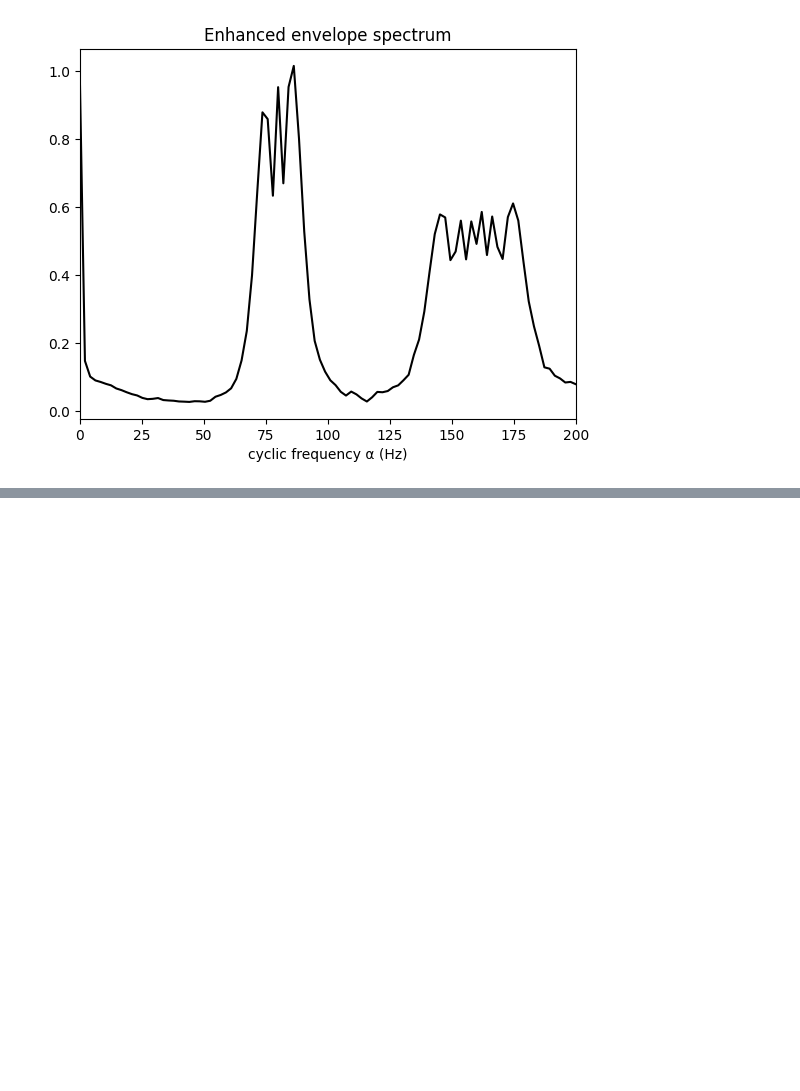
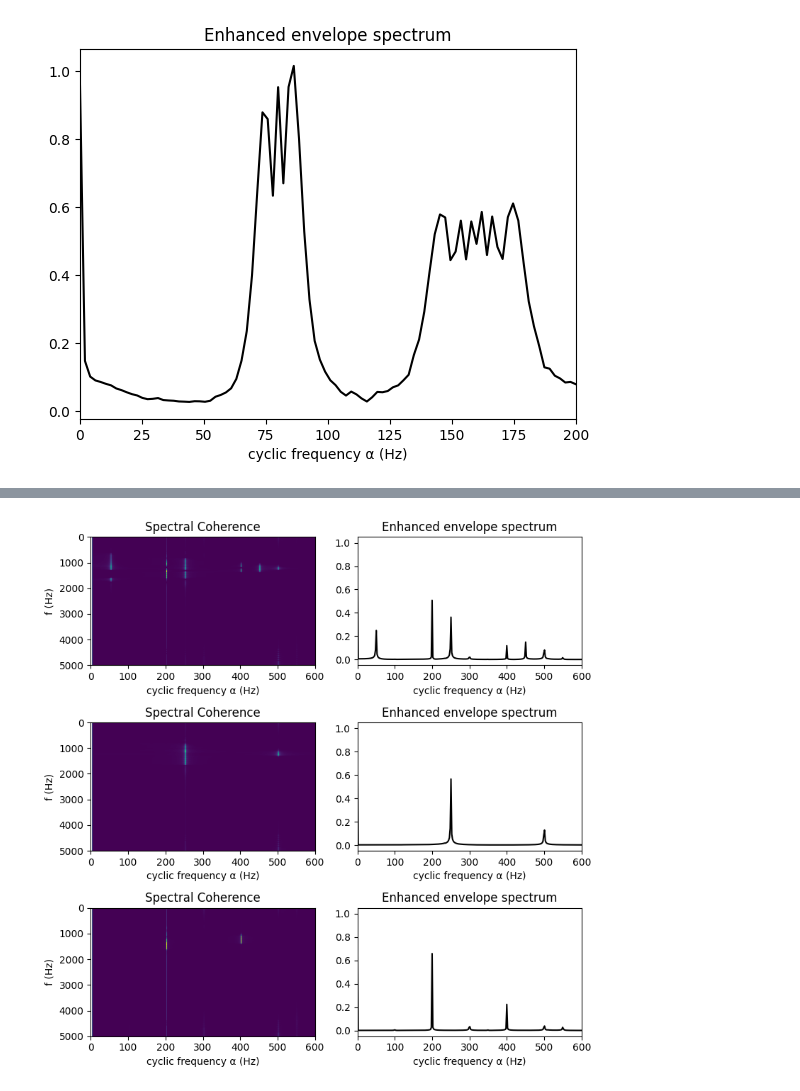
Before and after one commit to androdl96/GD_bearing, a Jupyter notebook: prueba_SC.ipynb, the cells around one changed output, grey strips where cells are left out. Drawn from its saved outputs; the diff is of its cells as text; code cells hidden in the pictures; blank space fills up the shorter version.

```diff
--- a/prueba_SC.ipynb
+++ b/prueba_SC.ipynb
@@ -467,0 +495,58 @@ plt.show()
+# %%
+Nw = 2 ** 8
+alpha_max=600
+opt = {'abs': 0,'coh': 1,'calib': 0}
+
+S_sum, alpha, f, _STFT, _t, Nv = fast_sc(Sx, Nw, alpha_max, fs, opt)
+S_sum = np.squeeze(S_sum, axis=1)
+
+S_1, alpha, f, _STFT, _t, Nv = fast_sc(Sx1, Nw, alpha_max, fs, opt)
+S_1 = np.squeeze(S_1, axis=1)
+S_2, alpha, f, _STFT, _t, Nv = fast_sc(Sx2, Nw, alpha_max, fs, opt)
+S_2 = np.squeeze(S_2, axis=1)
+
+fig, ax = plt.subplots(3, 2, figsize=(8, 8))
+
+ax[0,0].imshow(np.abs(S_sum), aspect='auto', extent=[alpha[1], alpha[-1], f[-1], f[0]], origin='upper')
+#ax[0,0].colorbar()
+ax[0,0].set_title('Spectral Coherence' if opt['coh'] else 'Spectral Correlation')
+ax[0,0].set_xlabel('cyclic frequency α (Hz)')
+ax[0,0].set_ylabel('f (Hz)')
+ax[0,0].set_xlim([0, alpha_max])
+
+
+
+ax[0,1].plot(alpha, np.mean(np.abs(S_sum), axis=0), 'k')
+ax[0,1].set_xlim([0, alpha_max])
+ax[0,1].set_title('Enhanced envelope spectrum')
+ax[0,1].set_xlabel('cyclic frequency α (Hz)')
+
+
+ax[1,0].imshow(np.abs(S_1), aspect='auto', extent=[alpha[1], alpha[-1], f[-1], f[0]], origin='upper')
+#ax[1,0].colorbar()
+ax[1,0].set_title('Spectral Coherence' if opt['coh'] else 'Spectral Correlation')
+ax[1,0].set_xlabel('cyclic frequency α (Hz)')
+ax[1,0].set_ylabel('f (Hz)')
+ax[1,0].set_xlim([0, alpha_max])
+
+ax[1,1].plot(alpha, np.mean(np.abs(S_1), axis=0), 'k')
+ax[1,1].set_xlim([0, alpha_max])
+ax[1,1].set_title('Enhanced envelope spectrum')
+ax[1,1].set_xlabel('cyclic frequency α (Hz)')
+
+ax[2,0].imshow(np.abs(S_2), aspect='auto', extent=[alpha[1], alpha[-1], f[-1], f[0]], origin='upper')
+#ax[1,0].colorbar()
+ax[2,0].set_title('Spectral Coherence' if opt['coh'] else 'Spectral Correlation')
+ax[2,0].set_xlabel('cyclic frequency α (Hz)')
+ax[2,0].set_ylabel('f (Hz)')
+ax[2,0].set_xlim([0, alpha_max])
+
+ax[2,1].plot(alpha, np.mean(np.abs(S_2), axis=0), 'k')
+ax[2,1].set_xlim([0, alpha_max])
+ax[2,1].set_title('Enhanced envelope spectrum')
+ax[2,1].set_xlabel('cyclic frequency α (Hz)')
+
+plt.tight_layout()
+plt.show()
+# %% [output]
+[figure, added]
```
Also changed, not shown: parts of 4 cells of this notebook.
